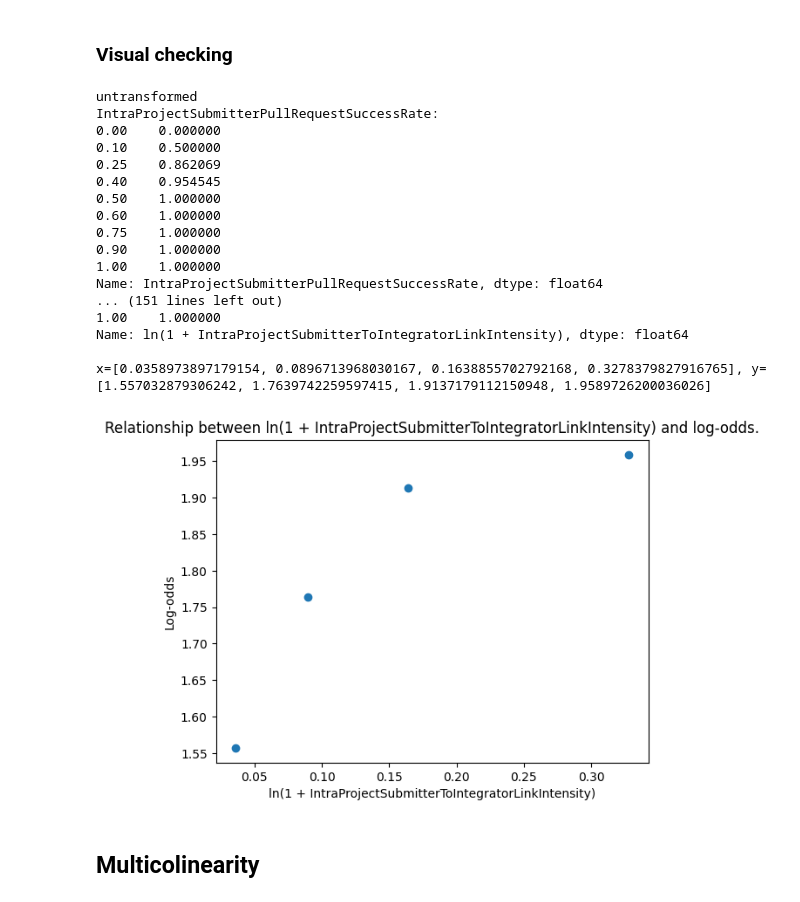
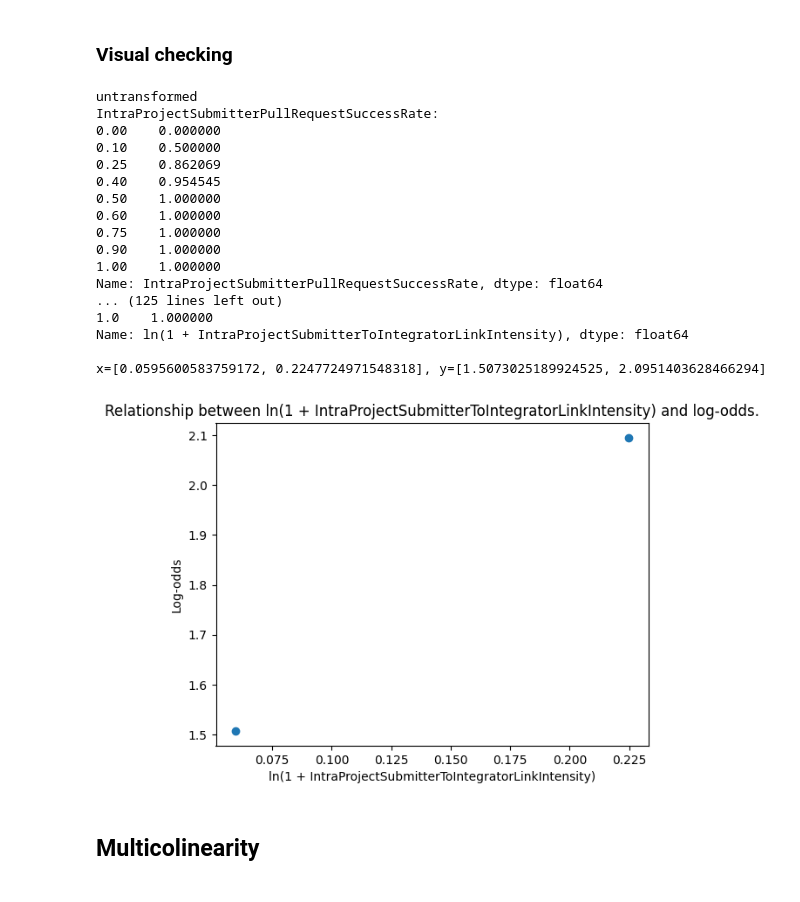
Before and after one commit to wmeijer221/msc_thesis, a Jupyter notebook: python_proj/modelling/notebooks/logistic_regression/general/collab_model.ipynb, the cells around one changed output. Cells and saved outputs as stored; diff of their text form; code cells hidden in the pictures.

Commit message:
Collab models rerun

```diff
--- a/python_proj/modelling/notebooks/logistic_regression/general/collab_model.ipynb
+++ b/python_proj/modelling/notebooks/logistic_regression/general/collab_model.ipynb
@@ -117,11 +108,9 @@ from python_proj.utils.util import tuple_chain
 
 
 def test_log_linearity(
-    independents: pd.DataFrame,
-    dependent: pd.Series,
-    transform_title: str = ""
+    independents: pd.DataFrame, dependent: pd.Series, transform_title: str = ""
 ):
-    continuous_fields = independents.select_dtypes(include='number')
+    continuous_fields = independents.select_dtypes(include="number")
 
     all_data = pd.DataFrame()
     all_data[continuous_fields.columns] = continuous_fields.copy()
@@ -134,22 +123,25 @@ def test_log_linearity(
         included[pr_merged_key] = all_data[pr_merged_key].copy()
 
         # Removes data that will signifcantly skew the results.
-        if re.match(r'.*SuccessRate.*', field):
+        if re.match(r".*SuccessRate.*", field):
             # TODO: Figure out what to do with success rate.
             # We can't properly test the log-linearity with the current data.
             # count_field = field[:-len('SuccessRate')] + "SubmissionCount"
-            stripped_field = field[:-len('SuccessRate')]
-            count_field = f'ln(1 + {stripped_field}SubmissionCount)'
+            stripped_field = field[: -len("SuccessRate")]
+            count_field = f"ln(1 + {stripped_field}SubmissionCount)"
             included[count_field] = all_data[count_field].copy()
             included = included[included[count_field] > 0]
             perc_quantiles = [0, 0.1, 0.25, 0.4, 0.5, 0.6, 0.75, 0.9, 1]
+        elif re.match(r".*LinkIntensity.*", field):
+            included = included[included[field] > 0]
+            perc_quantiles = [0, 0.5, 1]
         else:
             included = included[included[field] > 0]
             perc_quantiles = [0, 0.25, 0.5, 0.75, 1]
 
         # Calculates quantiles.
         quantiles = included[field].quantile(perc_quantiles)
-        print(f'{field}:')
+        print(f"{field}:")
         print(quantiles)
         print()
 
@@ -157,8 +149,9 @@ def test_log_linearity(
         y = []
         skip_flag = False
         for r_start, r_end in tuple_chain(list(quantiles)):
-            quant_data: pd.DataFrame = included[(
-                included[field] >= r_start) & (included[field] <= r_end)]
+            quant_data: pd.DataFrame = included[
+                (included[field] >= r_start) & (included[field] <= r_end)
+            ]
             # quant_mean = quant_data[field].mean()
             quant_mean = quant_data[field].median()
             merged_entries = quant_data[quant_data[pr_merged_key] == True]
@@ -171,10 +164,10 @@ def test_log_linearity(
             y.append(log_odds)
 
         if skip_flag:
-            print(f'Skipped {field} because of division by zero.')
+            print(f"Skipped {field} because of division by zero.")
             continue
 
-        print(f'{x=}, {y=}')
+        print(f"{x=}, {y=}")
 
         plt.clf()
         plt.scatter(x, y)
@@ -182,8 +175,25 @@ def test_log_linearity(
         plt.xlabel(field)
         plt.ylabel("Log-odds")
 
-        output_path = f'{figure_base_path}/log-odds-independence/{transform_title}/{field}'
+        output_path = (
+            f"{figure_base_path}/log-odds-independence/{transform_title}/{field}"
+        )
         safe_save_fig(output_path)
+
+
+def scale(_df: pd.DataFrame, scaled_fields: pd.Series):
+    scaled_df = _df.copy()
+
+    for feature in scaled_fields:
+        feature_min = scaled_df[feature].min()
+        feature_max = scaled_df[feature].max()
+        feature_delta = feature_max - feature_min
+
+        scaled_df[feature] = (
+            scaled_df[feature].subtract(feature_min).divide(feature_delta)
+        )
+
+    return scaled_df
 
 
 def test_log_linearity_with_transforms(
@@ -192,19 +202,21 @@ def test_log_linearity_with_transforms(
     dependent: pd.Series,
     figure_subfolder: str,
 ):
-    continuous_fields = independents.select_dtypes(include='number')
+    continuous_fields = independents.select_dtypes(include="number")
     for transform in transforms:
         print(f"\n{transform.__name__}")
         transformed_independents = continuous_fields.copy()
         for field in transformed_independents.columns:
-            transformed_independents[field] = transformed_independents[field]\
-                .apply(transform)
-            mn = transformed_independents[field].min()
-            mx = transformed_independents[field].max()
-            transformed_independents[field] = transformed_independents[field]\
-                .apply(lambda x: (x - mn) / (mx - mn))
-        test_log_linearity(transformed_independents,
-                           dependent, f'{figure_subfolder}/{transform.__name__}')
+            transformed_independents[field] = transformed_independents[field].apply(
+                transform
+            )
+            transformed_independents = scale(transformed_independents, [field])
+
+        test_log_linearity(
+            transformed_independents,
+            dependent,
+            f"{figure_subfolder}/{transform.__name__}",
+        )
 
 
 def untransformed(value):
@@ -228,7 +240,7 @@ def reciprocal_transform(value):
 
 
 def squared_transform(value):
-    return value ** 2
+    return value**2
 
 
 def ln_ln_transform(value):
@@ -248,7 +260,7 @@ def ln_eps_e3_transform(value):
 
 
 def cubed_transform(value):
-    return value ** 3
+    return value**3
 
 
 def ln_complement(value):
@@ -277,37 +289,38 @@ transforms = [
     # ln_eps_complement,
     # compl_squared_compl,
     # squared_transform,
     # cubed_transform,
     # ln_ln_transform,
     # ln_eps_e2_transform,
     # ln_eps_e3_transform,
     # ln_eps_e5_complement
 ]
 
 
 # Full model.
 independents = df[independent_fields]
 dependent = df[pr_merged_key]
 test_log_linearity_with_transforms(
-    transforms, independents, dependent, "dependency_model")
+    transforms, independents, dependent, figure_subfolder=""
+)
 # %% [output]
 untransformed
 IntraProjectSubmitterPullRequestSuccessRate:
 0.00    0.000000
 0.10    0.500000
 0.25    0.862069
 0.40    0.954545
 0.50    1.000000
 0.60    1.000000
 0.75    1.000000
 0.90    1.000000
 1.00    1.000000
 Name: IntraProjectSubmitterPullRequestSuccessRate, dtype: float64
-... (151 lines left out)
-1.00    1.000000
+... (125 lines left out)
+1.0    1.000000
 Name: ln(1 + IntraProjectSubmitterToIntegratorLinkIntensity), dtype: float64
 
-x=[0.0358973897179154, 0.0896713968030167, 0.1638855702792168, 0.3278379827916765], y=[1.557032879306242, 1.7639742259597415, 1.9137179112150948, 1.9589726200036026]
+x=[0.0595600583759172, 0.2247724971548318], y=[1.5073025189924525, 2.0951403628466294]
-[figure, old version]
+[figure, new version]
 # %% [markdown]
 ## Multicolinearity
```
Also changed, not shown: parts of 26 cells of this notebook, 3 other files.
